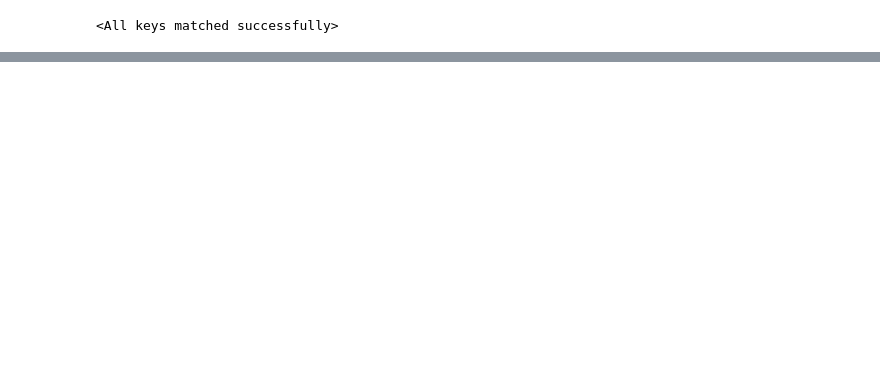
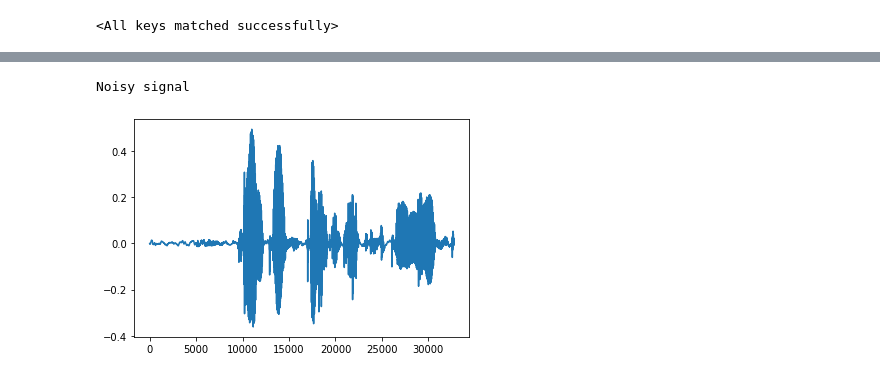
Before and after one commit to MattSegal/speech-enhancement, a Jupyter notebook: notebooks/speech-enhancment.ipynb, the cells around one changed output, grey strips where cells are left out. Saved outputs shown, nothing was run; the diff lists cells and outputs as text; code cells hidden in the pictures; blank space fills up the shorter version.

```diff
--- a/notebooks/speech-enhancment.ipynb
+++ b/notebooks/speech-enhancment.ipynb
@@ -56,0 +66,5 @@ Actual clean signal
+# %%
+visualize_results(in_wav_arr, 'Noisy signal')
+# %% [output]
+Noisy signal
+[figure, added]
```
Also changed, not shown: parts of 12 cells of this notebook, 8 other files.
